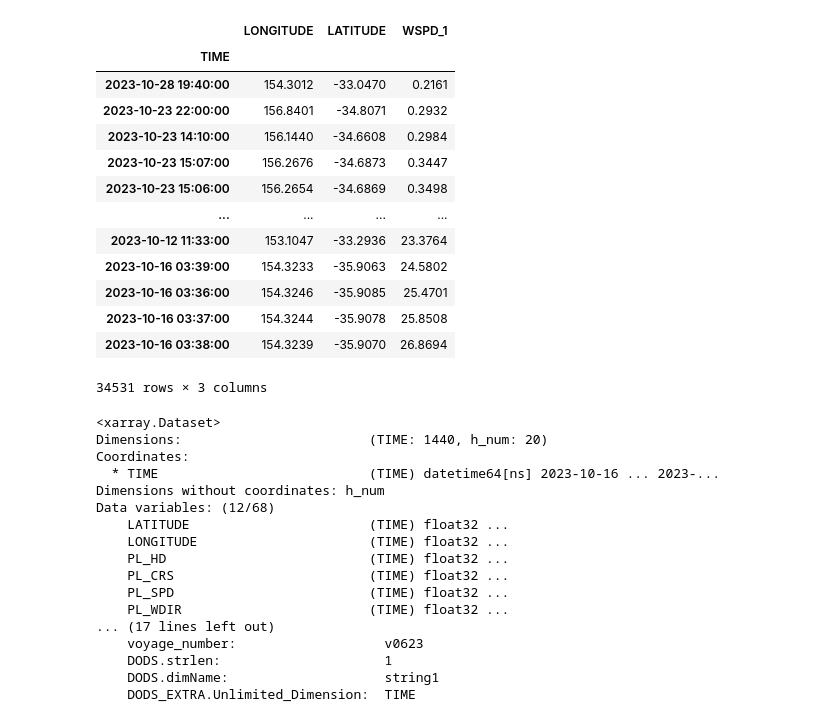
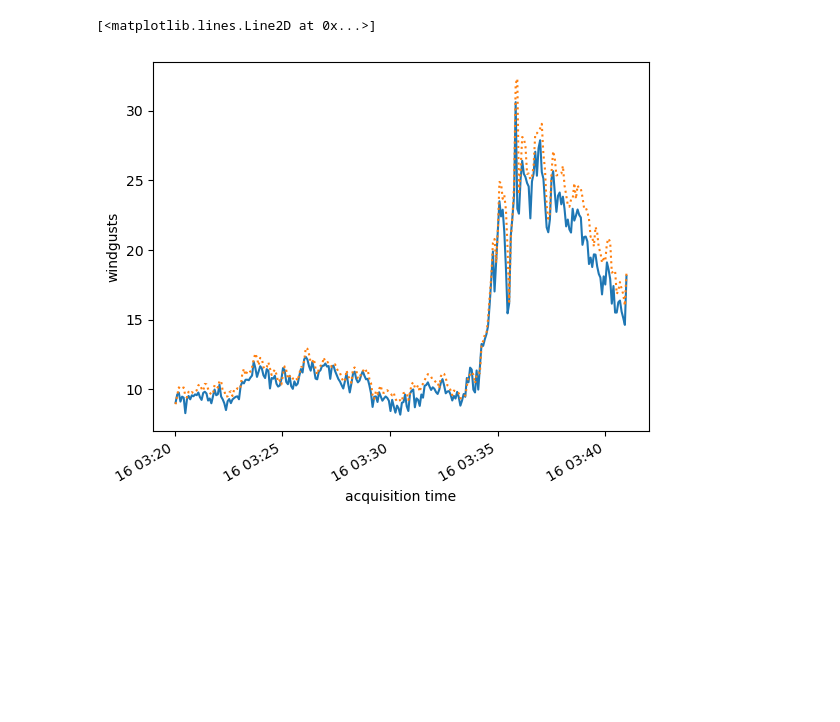
Before and after one commit to andrewbrown31/Marine-SCW, a Jupyter notebook: scripts/imos_download.ipynb, the cells around one changed output. Cells and saved outputs as stored; diff of their text form; code cells hidden in the pictures; blank space fills up the shorter version.

```diff
--- a/scripts/imos_download.ipynb
+++ b/scripts/imos_download.ipynb
@@ -22,37 +24,13 @@ ds.WSPD.plot()
-# %%
-df.sort_values("WSPD_1")[["LONGITUDE","LATITUDE","WSPD_1"]]
-# %% [output]
-|  | LONGITUDE | LATITUDE | WSPD_1 |
-| TIME |  |  |  |
-| 2023-10-28 19:40:00 | 154.3012 | -33.0470 | 0.2161 |
-| 2023-10-23 22:00:00 | 156.8401 | -34.8071 | 0.2932 |
-| 2023-10-23 14:10:00 | 156.1440 | -34.6608 | 0.2984 |
-| 2023-10-23 15:07:00 | 156.2676 | -34.6873 | 0.3447 |
-| 2023-10-23 15:06:00 | 156.2654 | -34.6869 | 0.3498 |
-| ... | ... | ... | ... |
-| 2023-10-12 11:33:00 | 153.1047 | -33.2936 | 23.3764 |
-| 2023-10-16 03:39:00 | 154.3233 | -35.9063 | 24.5802 |
-| 2023-10-16 03:36:00 | 154.3246 | -35.9085 | 25.4701 |
-| 2023-10-16 03:37:00 | 154.3244 | -35.9078 | 25.8508 |
-| 2023-10-16 03:38:00 | 154.3239 | -35.9070 | 26.8694 |
-34531 rows × 3 columns
-# %%
-ds
-# %% [output]
-<xarray.Dataset>
-Dimensions:                        (TIME: 1440, h_num: 20)
-Coordinates:
-  * TIME                           (TIME) datetime64[ns] 2023-10-16 ... 2023-...
-Dimensions without coordinates: h_num
-Data variables: (12/68)
-    LATITUDE                       (TIME) float32 ...
-    LONGITUDE                      (TIME) float32 ...
-    PL_HD                          (TIME) float32 ...
-    PL_CRS                         (TIME) float32 ...
-    PL_SPD                         (TIME) float32 ...
-    PL_WDIR                        (TIME) float32 ...
-... (17 lines left out)
-    voyage_number:                   v0623
-    DODS.strlen:                     1
-    DODS.dimName:                    string1
-    DODS_EXTRA.Unlimited_Dimension:  TIME
+# %%
+underway_data_path = "/Users/andrewb1/OneDrive - The University of Melbourne/rv_invest_cruise/data/underway/"
+
+fnames = ["20231015-213339-weather-met_01.met","20231016-093341-weather-met_01.met"]
+underway_weather = xr.open_mfdataset([underway_data_path+s for s in fnames])
+(underway_weather["anemtruewindspeed"]/1.94384).sel(time=time_slice).plot()
+
+fnames = ["20231015-213339-metstation-met_01.met","20231016-093341-metstation-met_01.met"]
+underway_metstation = xr.open_mfdataset([underway_data_path+s for s in fnames])
+(underway_metstation["windgusts"]/1.94384).sel(time=time_slice).plot(ls=":")
+# %% [output]
+[<matplotlib.lines.Line2D at 0x...>]
+[figure, added]
```
Also changed, not shown: parts of 11 cells of this notebook, 1 other file.
